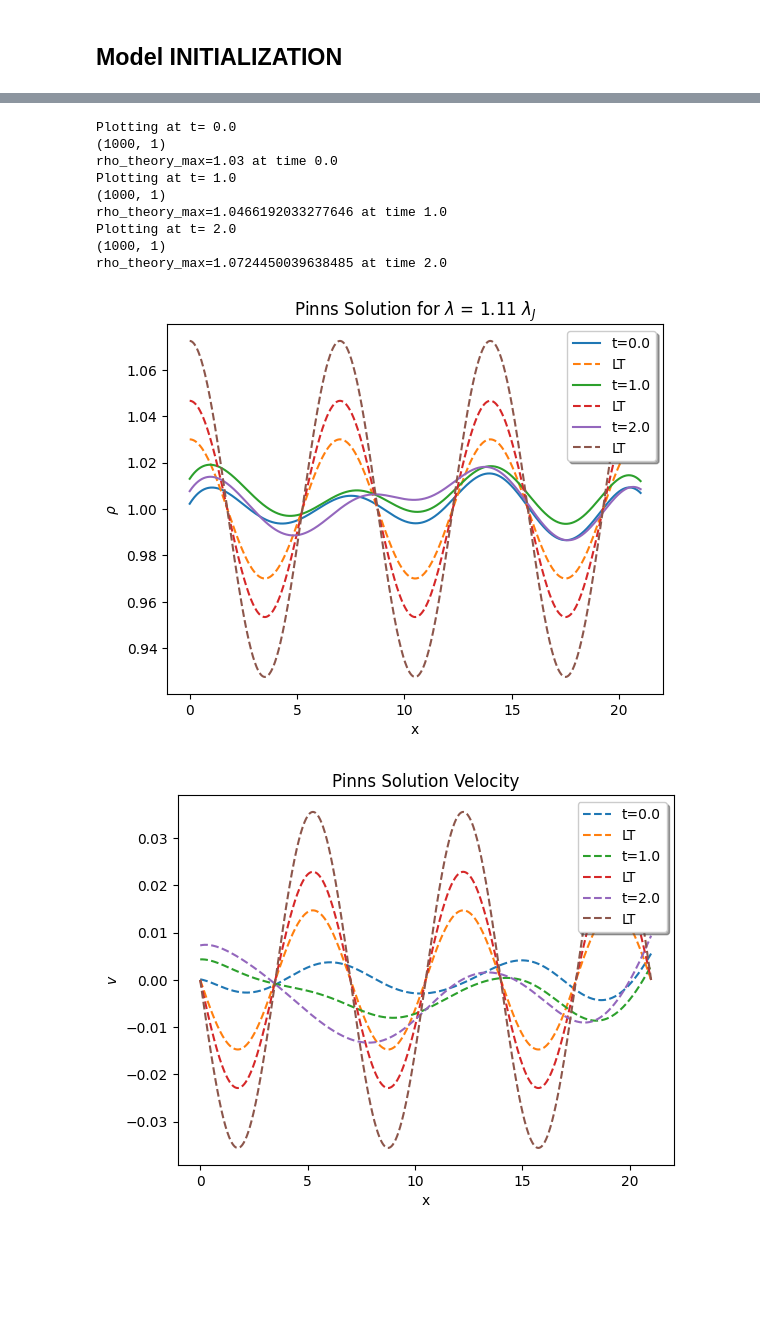
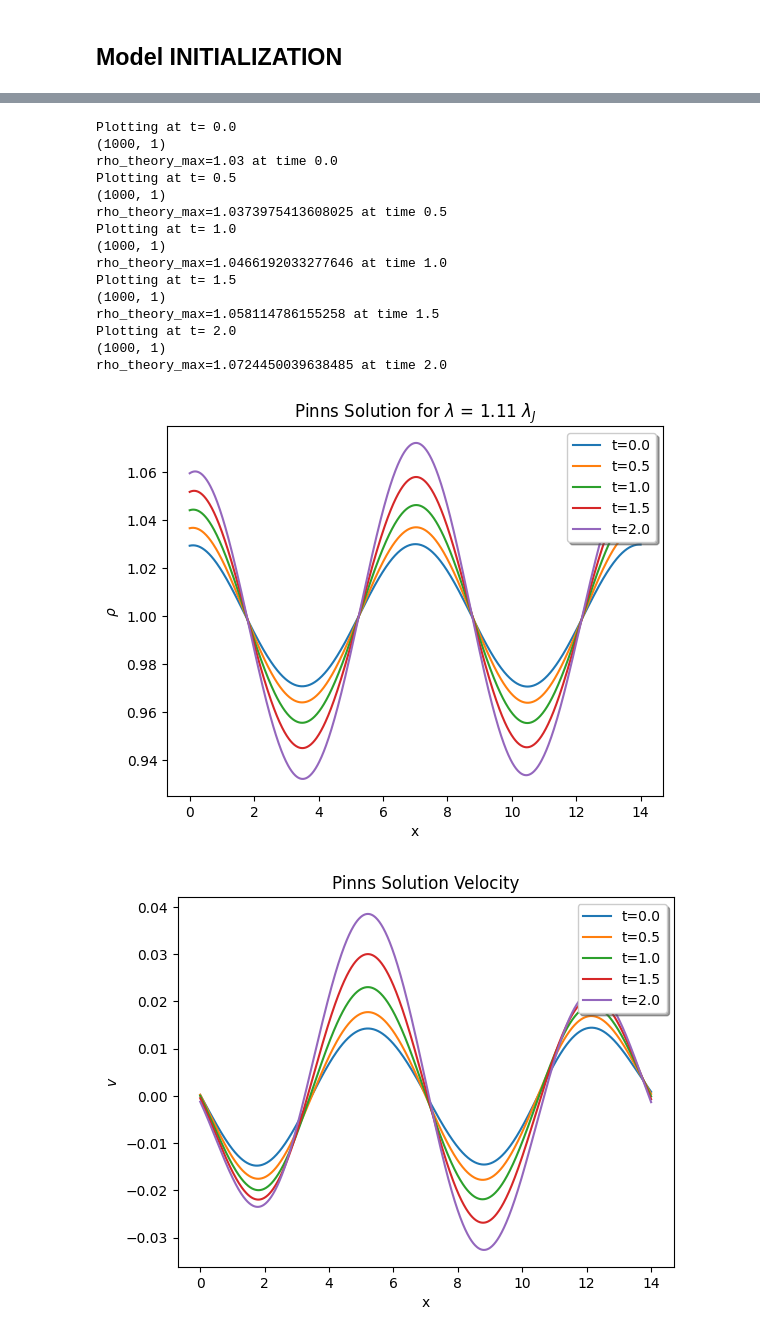
Before and after one commit to sauddy/GRINN, a Jupyter notebook: GRINN_torch_code/torch_GHD_combined.ipynb, the cells around one changed output, grey strips where cells are left out. Drawn from its saved outputs; the diff is of its cells as text; code cells hidden in the pictures; blank space fills up the shorter version.

```diff
--- a/GRINN_torch_code/torch_GHD_combined.ipynb
+++ b/GRINN_torch_code/torch_GHD_combined.ipynb
@@ -593,7 +533,7 @@ def pde_residue(colloc, net, dimension = 1):
 ## Setting up the problem
 
 lam = 7.0          # one wavelength
-num_of_waves = 3
+num_of_waves = 2
 cs = 1.0          # % Sound Speed
 
 rho_1 = .03        # question 2a linear wave propagation
@@ -612,30 +552,30 @@ else:
     print ("Successfully created the directory %s" % output_folder)'''
 
 
-jeans = np.sqrt(4*PI**2*cs**2/(const*G*rho_o))
+jeans = np.sqrt(4*np.pi**2*cs**2/(const*G*rho_o))
 
 if lam> jeans:
-    alpha = np.sqrt(const*G*rho_o-cs**2*(2*PI/lam)**2)
+    alpha = np.sqrt(const*G*rho_o-cs**2*(2*np.pi/lam)**2)
 else:
-    alpha = np.sqrt(cs**2*(2*PI/lam)**2 - const*G*rho_o)
+    alpha = np.sqrt(cs**2*(2*np.pi/lam)**2 - const*G*rho_o)
 
 # v_1 = (cs*rho_1)/rho_o # velocity perturbation without gravity
-v_1  = (rho_1/rho_o) * (alpha/(2*PI/lam)) ## With gravity
+v_1  = (rho_1/rho_o) * (alpha/(2*np.pi/lam)) ## With gravity
 
 
 def fun_rho_0(x):
     ''' Define initial condition for density Returning Eq (11a)'''
     # print('wavelength',lam)
-    rho_0 = rho_o + rho_1 * torch.cos(2*PI*x[0]/lam)
+    rho_0 = rho_o + rho_1 * torch.cos(2*np.pi*x[0]/lam)
     return rho_0
 
 def fun_v_0(x):
     '''initial condition for velocity -- Returning Eq 11b'''
 
     if lam > jeans:
-        v_0 = - v_1 * torch.sin(2*PI*x[0]/lam)## This is for sound wave ## refer to the paper for details
+        v_0 = - v_1 * torch.sin(2*np.pi*x[0]/lam)## This is for sound wave ## refer to the paper for details
     else:
-        v_0 = v_1 * torch.cos(2*PI*x[0]/lam)  ## This is for the gravity wave
+        v_0 = v_1 * torch.cos(2*np.pi*x[0]/lam)  ## This is for the gravity wave
     return v_0
 
 def func(x):
@@ -921,6 +850,8 @@ def plot_function(net,time_array,initial_params,velocity = False,isplot =False ,
     xmin,xmax,rho_1, alpha,lam,tmax = initial_params
     rho_o = 1.0          # zeroth order density
     num_of_waves = xmax-xmin/lam
+
+    res = 1000
 
     Y_cut = Z_cut = 0.5
     if animation:
@@ -934,10 +865,10 @@ def plot_function(net,time_array,initial_params,velocity = False,isplot =False ,
     pert_xscale=[]
     for t in time_array:
         print("Plotting at t=", t)
-        X = np.linspace(xmin,xmax,1000).reshape(1000, 1)
-        Y = Y_cut*np.ones(1000).reshape(1000, 1)
-        Z = Z_cut*np.ones(1000).reshape(1000, 1)
-        t_ = t*np.ones(1000).reshape(1000, 1)
+        X = np.linspace(xmin,xmax,res).reshape(res, 1)
+        Y = Y_cut*np.ones(res).reshape(res, 1)
+        Z = Z_cut*np.ones(res).reshape(res, 1)
+        t_ = t*np.ones(res).reshape(res, 1)
         pt_x_collocation = Variable(torch.from_numpy(X).float(), requires_grad=True).to(device)
         pt_y_collocation = Variable(torch.from_numpy(Y).float(), requires_grad=True).to(device)
         pt_z_collocation = Variable(torch.from_numpy(Z).float(), requires_grad=True).to(device)
@@ -954,7 +885,7 @@ def plot_function(net,time_array,initial_params,velocity = False,isplot =False ,
         rho_pred0 = output_0[:,0:1].data.cpu().numpy()
         print(np.shape(rho_pred0))
         vx_pred0 = output_0[:, 1:2].data.cpu().numpy()
-        phi_pred0=output_0[:, 4:5].data.cpu().numpy()
+        phi_pred0=output_0[:, 2:3].data.cpu().numpy()
 
         rho_max_PN = np.max(rho_pred0)
         ## Theoretical Values
@@ -983,7 +914,7 @@ def plot_function(net,time_array,initial_params,velocity = False,isplot =False ,
             print("rho_theory_max={} at time {}".format(rho_theorymax,t))
             plt.figure(1)
             plt.plot(X,rho_pred0,label="t={}".format(round(t,2)))
-            plt.plot(X[:, 0:1],rho_theory,'--',label="LT" )
+            #plt.plot(X[:, 0:1],rho_theory,'--',label="LT" )
             plt.ylabel(r"$\rho$")
             plt.xlabel("x")
             plt.legend(numpoints=1,loc='upper right',fancybox=True,shadow=True)
@@ -994,8 +925,8 @@ def plot_function(net,time_array,initial_params,velocity = False,isplot =False ,
 
             if velocity == True:
               plt.figure(2)
-              plt.plot(X,vx_pred0,'--',label="t={}".format(round(t,2)))
-              plt.plot(X[:, 0:1],vx_theory,'--',label="LT" )
+              plt.plot(X,vx_pred0,label="t={}".format(round(t,2)))
+              #plt.plot(X[:, 0:1],vx_theory,'--',label="LT" )
               plt.ylabel("$v$")
               plt.xlabel("x")
               plt.title("Pinns Solution Velocity")
@@ -1004,7 +935,7 @@ def plot_function(net,time_array,initial_params,velocity = False,isplot =False ,
 
 
             plt.figure(3)
-            plt.plot(X,phi_pred0,'--',label="t={}".format(round(t,2)))
+            plt.plot(X,phi_pred0,label="t={}".format(round(t,2)))
             plt.ylabel(r"$\phi$")
             plt.xlabel("x")
             plt.title("Pinns Solution phi")
@@ -1052,18 +983,24 @@ def plot_function(net,time_array,initial_params,velocity = False,isplot =False ,
 #         plt.show()
 # %%
 #import Plotting as pt
-time_array = np.linspace(0,int(tmax),int(tmax)+1)
+time_array = np.linspace(0,int(tmax),int(tmax)+3)
 initial_params = xmin,xmax,rho_1, alpha ,lam,tmax ## required for plotting
 plot_function(net,time_array,initial_params,velocity=True,isplot =True)
 # %% [output]
 Plotting at t= 0.0
 (1000, 1)
 rho_theory_max=1.03 at time 0.0
+Plotting at t= 0.5
+(1000, 1)
+rho_theory_max=1.0373975413608025 at time 0.5
 Plotting at t= 1.0
 (1000, 1)
 rho_theory_max=1.0466192033277646 at time 1.0
+Plotting at t= 1.5
+(1000, 1)
+rho_theory_max=1.058114786155258 at time 1.5
 Plotting at t= 2.0
 (1000, 1)
 rho_theory_max=1.0724450039638485 at time 2.0
-[figure, old version]
+[figure, new version]
-[figure, old version]
+[figure, new version]
```
Also changed, not shown: parts of 20 cells of this notebook, 30 other files.
